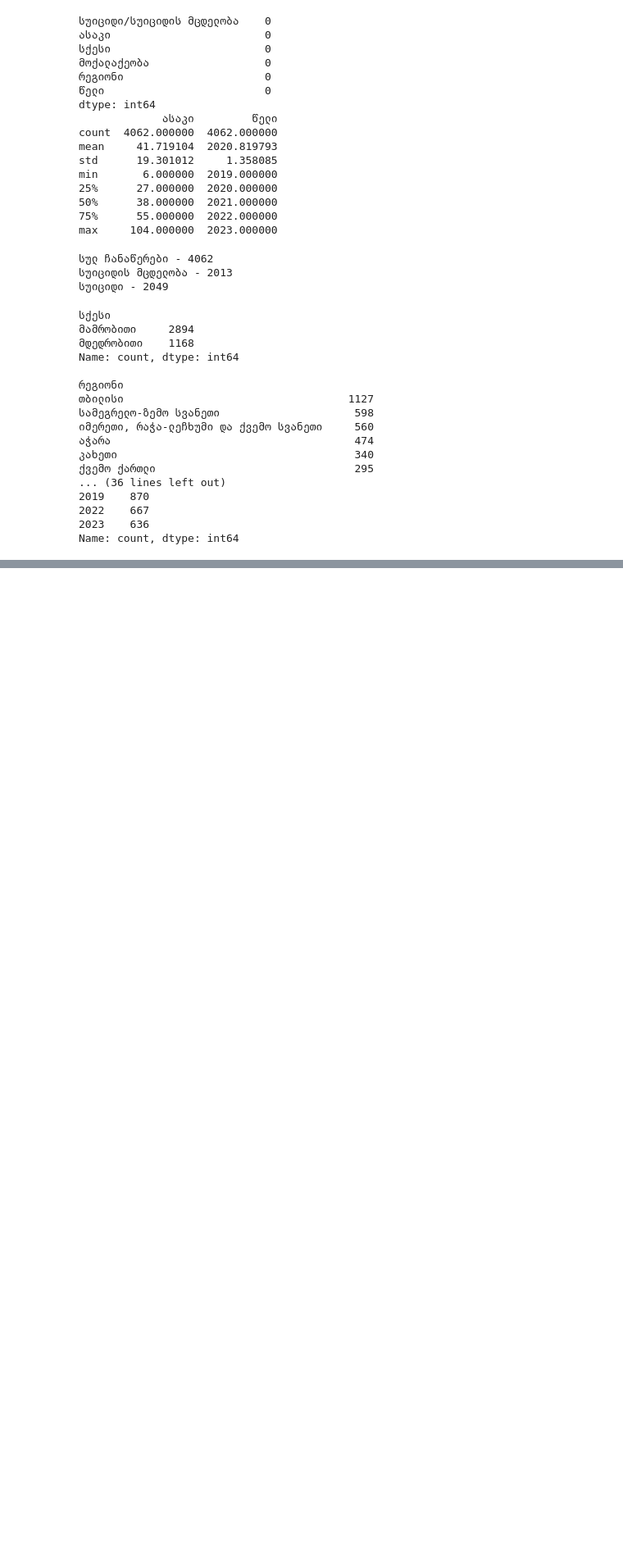
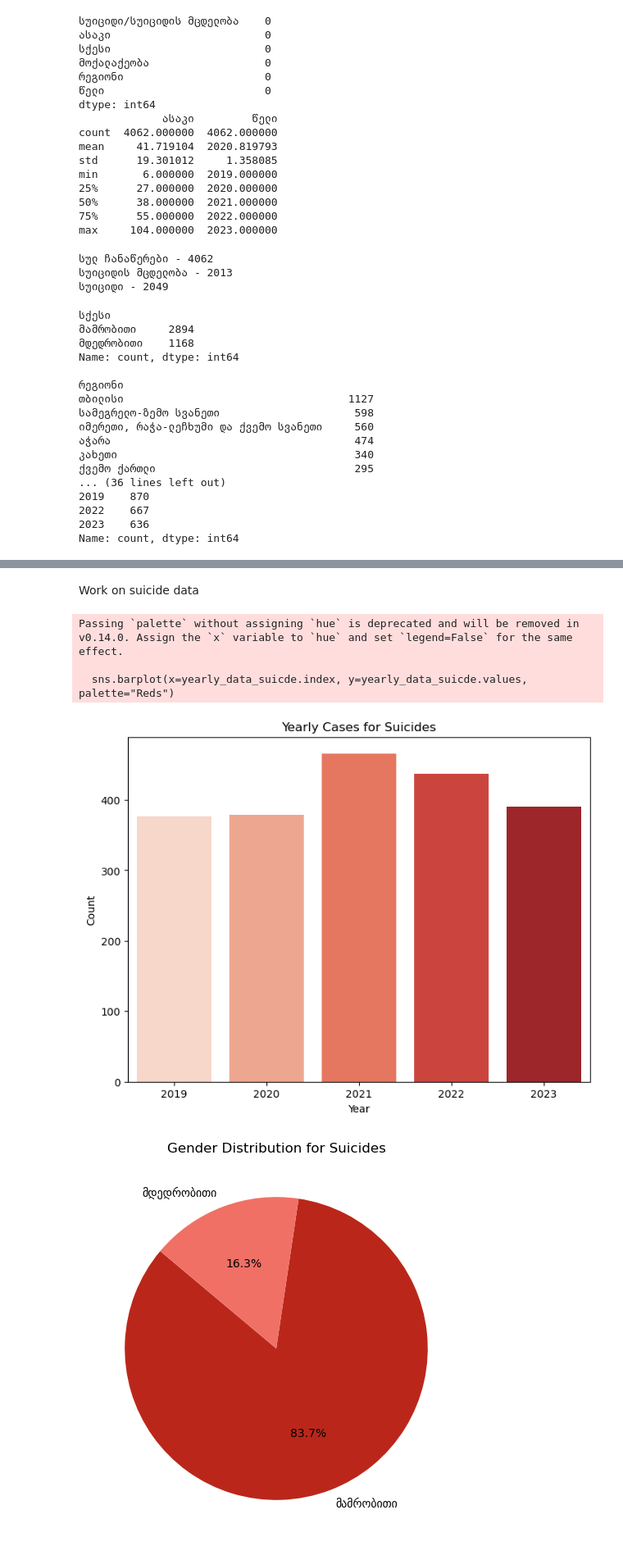
Before and after one commit to barbarehh/analysis_proj, a Jupyter notebook: analysis.ipynb, the cells around one changed output, grey strips where cells are left out. Shown at 82% size. Drawn from its saved outputs; the diff is of its cells as text; code cells hidden in the pictures; blank space fills up the shorter version.

```diff
--- a/analysis.ipynb
+++ b/analysis.ipynb
@@ -98,0 +93,43 @@ plt.show()
+# %% [markdown]
+Work on suicide data
+# %%
+# Yearly data analysis
+yearly_data_suicde = suicide_df.groupby('წელი')['სუიციდი/სუიციდის მცდელობა'].count()
+plt.figure(figsize=(8, 6))
+sns.barplot(x=yearly_data_suicde.index, y=yearly_data_suicde.values, palette="Reds")
+plt.title("Yearly Cases for Suicides")
+plt.xlabel("Year")
+plt.ylabel("Count")
+plt.show()
+
+# Gender distribution analysis
+gender_data_suicide = suicide_df['სქესი'].value_counts()
+plt.figure(figsize=(6, 6))
+gender_data_suicide.plot(kind='pie', autopct='%1.1f%%', startangle=140, colors=['#ba271a', '#f07065'])
+plt.title("Gender Distribution for Suicides")
+plt.ylabel("")
+plt.show()
+
+
+# Age distribution analysis
+plt.figure(figsize=(10, 5))
+sns.histplot(data=suicide_df, x='ასაკი', hue='სუიციდი/სუიციდის მცდელობა', kde=True, bins=10, palette='Reds')
+plt.title('Age Distribution for Suicides')
+plt.xlabel('Age')
+plt.ylabel('Count')
+plt.show()
+
+
+# Region distribution analysis
+plt.figure(figsize=(10, 6))
+sns.countplot(data=suicide_df, y='რეგიონი', hue='სუიციდი/სუიციდის მცდელობა', palette=['#ba271a', '#f07065'])
+plt.title('Region Distribution for Suicides')
+plt.xlabel('Count')
+plt.ylabel('Region')
+plt.show()
+# %% [output]
+Passing `palette` without assigning `hue` is deprecated and will be removed in v0.14.0. Assign the `x` variable to `hue` and set `legend=False` for the same effect.
+
+  sns.barplot(x=yearly_data_suicde.index, y=yearly_data_suicde.values, palette="Reds")
+[figure, added]
+[figure, added]
```
Also changed, not shown: parts of 5 cells of this notebook, 1 other file.
